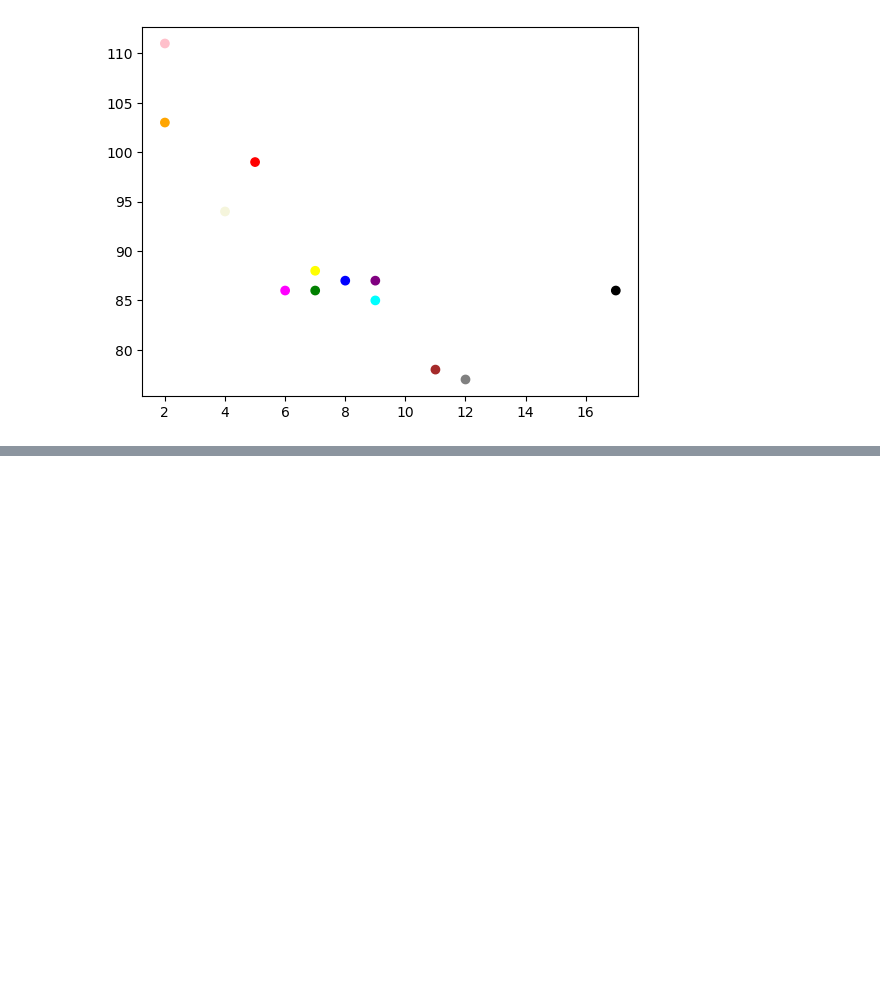
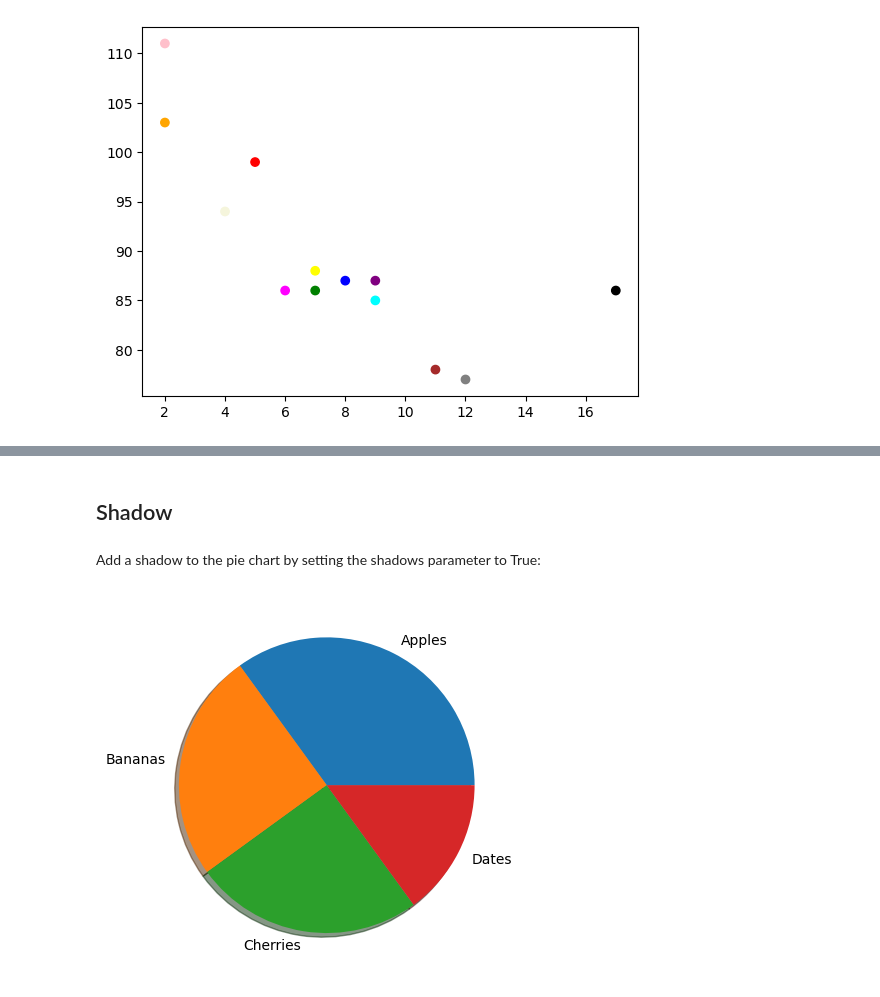
Before and after one commit to code-with-godie/data-science-assignment, a Jupyter notebook: Matplotlib assignment.ipynb, the cells around one changed output, grey strips where cells are left out. Cells and saved outputs as stored; diff of their text form; code cells hidden in the pictures; blank space fills up the shorter version.

```diff
--- a/Matplotlib assignment.ipynb
+++ b/Matplotlib assignment.ipynb
@@ -234,6 +237,12 @@ Add a shadow to the pie chart by setting the shadows parameter to True:
+# %% [markdown]
+## Shadow
+# %% [markdown]
+Add a shadow to the pie chart by setting the shadows parameter to True:
 # %%
 y = np.array([35, 25, 25, 15])
 mylabels = ["Apples", "Bananas", "Cherries", "Dates"]
 
-plt.pie(y, labels = mylabels, explode = myexplode, shadow = True)
+plt.pie(y, labels = mylabels, shadow = True)
 plt.show()
+# %% [output]
+[figure, added]
```
Also changed, not shown: parts of 58 cells of this notebook.
